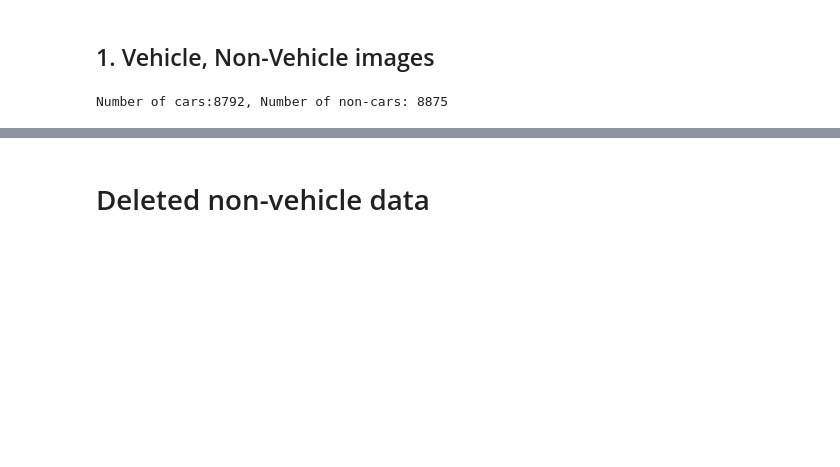
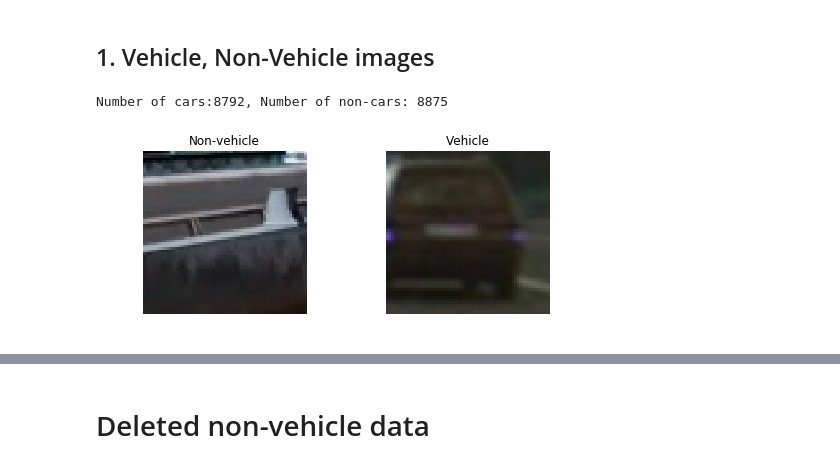
Before and after one commit to GinYoshida/Udacity_CarND_P5_Vehicle_Detection, a Jupyter notebook: Code_test.ipynb, the cells around one changed output, grey strips where cells are left out. Cells and saved outputs as stored; diff of their text form; code cells hidden in the pictures; blank space fills up the shorter version.

Commit message:
update the report

```diff
--- a/Code_test.ipynb
+++ b/Code_test.ipynb
@@ -46,4 +46,20 @@ def data_list_creator():
 cars, noncars = data_list_creator()
 # %% [output]
 Number of cars:8792, Number of non-cars: 8875
+# %%
+img_noncar = cv2.imread(noncars[1700])
+img_car = cv2.imread(cars[1700])
+
+fig, (ax0, ax1) = plt.subplots(1, 2, figsize=(8, 3), sharex=True, sharey=True)
+
+ax0.axis('off')
+ax0.imshow(img_noncar,cmap=plt.cm.gray)
+ax0.set_title('Non-vehicle',fontsize=12)
+ax1.axis('off')
+ax1.imshow(img_car, cmap=plt.cm.gray)
+ax1.set_title('Vehicle',fontsize=12)
+plt.savefig("./for_report/Fig1-Vehicle_and_non_vehicle.png")
+plt.show()
+# %% [output]
+[figure, added]
 # %%
```
Also changed, not shown: parts of 1 cell of this notebook, 5 other files.
